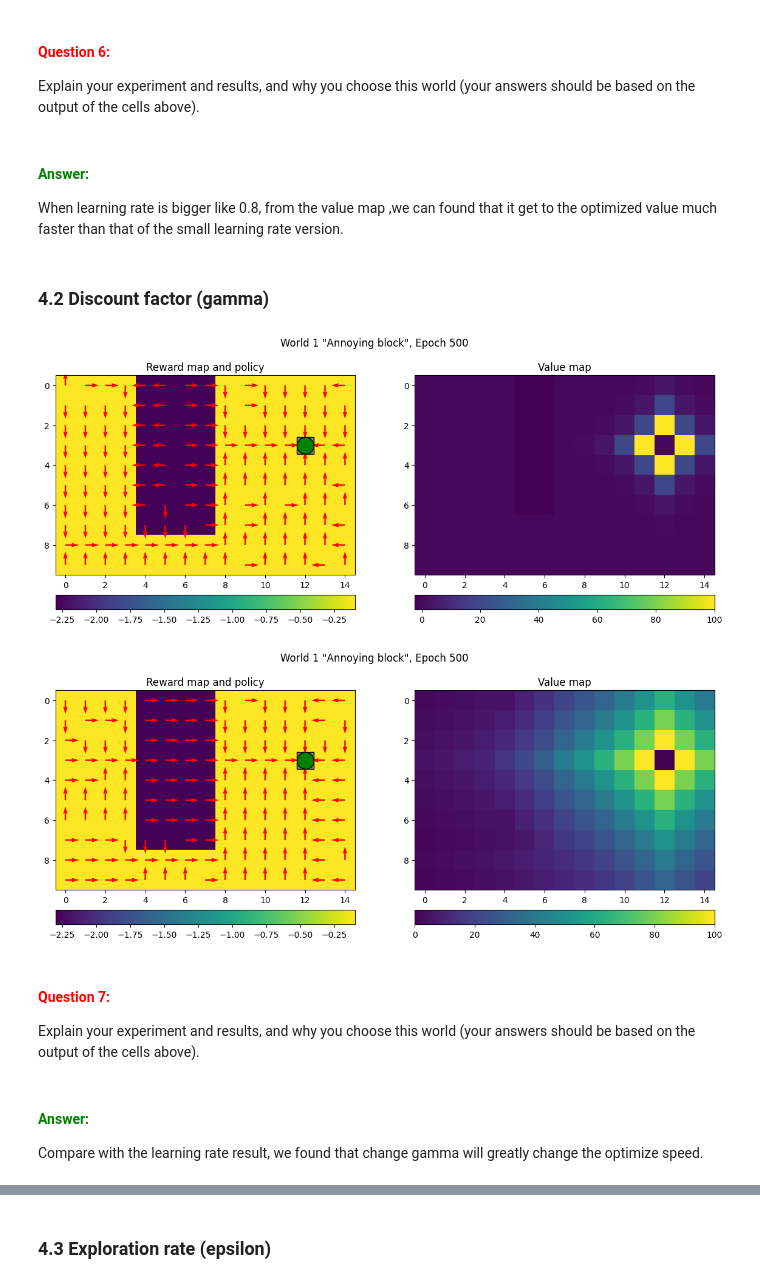
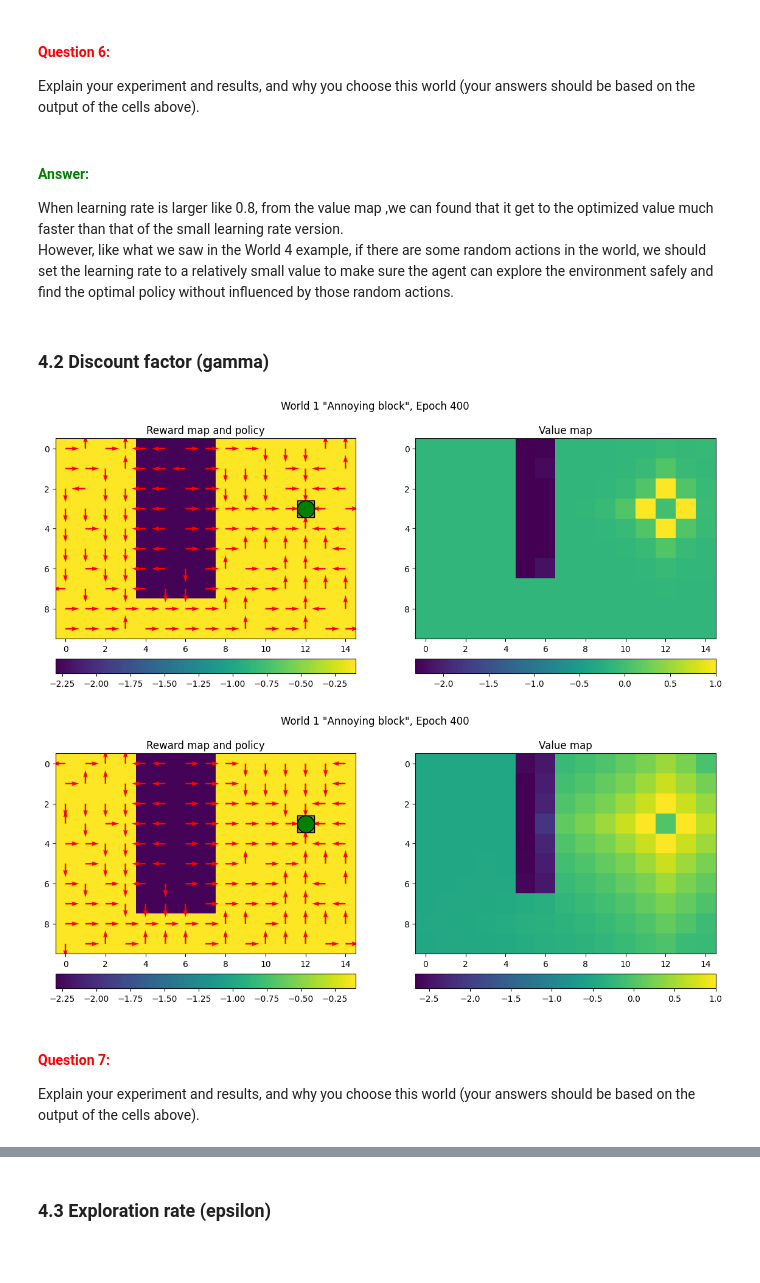
Before and after one commit to qqyfly/732A55_Neural_Networks_and_Learning_Systems, a Jupyter notebook: Homework/Lab/A4_Reinforcement/QLearning.ipynb, the cells around one changed output, grey strips where cells are left out. Drawn from its saved outputs; the diff is of its cells as text; code cells hidden in the pictures; blank space fills up the shorter version.

```diff
--- a/Homework/Lab/A4_Reinforcement/QLearning.ipynb
+++ b/Homework/Lab/A4_Reinforcement/QLearning.ipynb
@@ -141,6 +148,12 @@ def QLearning(World, params={}):
     epochs = params["Epochs"]
     max_steps = params["MaxSteps"]
     draw_interval = params["DrawInterval"]
+
+    if "Term_Reward" in params:
+        term_reward =params["Term_Reward"]
+    else:
+        term_reward = 1
+
 
     # Initialize the Q-matrix (use the size variables above)
     Q = np.zeros((*WSize, NA))
@@ -172,7 +185,7 @@ def QLearning(World, params={}):
             #    reward = -1
 
             if isTerm:
-                reward = 100
+                reward = term_reward
 
             action_id = A.index(action)
 
@@ -181,8 +194,6 @@ def QLearning(World, params={}):
 
             old_value = Q[(*state,action_id)]
             next_max = np.max(Q[next_state])
-
-
 
             if World.Name == "Annoying random block":
                 # contain random reward
@@ -433,7 +453,8 @@ Q_LR_H = QLearning(W_LR, params={"LR": 0.8, "Gamma": 0.9, "Eps": 0.8, "Epochs":
 Explain your experiment and results, and why you choose this world (your answers should be based on the output of the cells above).
 # %% [markdown]
 #### **<span style="color:green">Answer:</span>**
-When learning rate is bigger like 0.8, from the value map ,we can found that it get to the optimized value much faster than that of the small learning rate version.
+When learning rate is larger like 0.8, from the value map ,we can found that it get to the optimized value much faster than that of the small learning rate version. <br>
+However, like what we saw in the World 4 example, if there are some random actions in the world, we should set the learning rate to a relatively small value to make sure the agent can explore the environment safely and find the optimal policy without influenced by those random actions.
 # %% [markdown]
 ### **4.2 Discount factor (gamma)**
 # %%
@@ -442,25 +463,21 @@ When learning rate is bigger like 0.8, from the value map ,we can found that it
 # --------------------------------------------
 
 W_DF = GridWorld(1)
-Q_DF_L = QLearning(W_DF, params={"LR": 0.5, "Gamma": 0.2, "Eps": 0.8, "Epochs": 500, "MaxSteps": 200, "DrawInterval": 100})
+Q_DF_L = QLearning(W_DF, params={"LR": 0.5, "Gamma": 0.2, "Eps": 0.5, "Epochs": 400, "MaxSteps": 200, "DrawInterval": 100})
 
 # ============================================
 # %% [output]
-[figure, old version]
+[figure, new version]
 # %%
 # --------------------------------------------
 # === Your code here =========================
 # --------------------------------------------
 
-Q_DF_H = QLearning(W_DF, params={"LR": 0.5, "Gamma": 0.8, "Eps": 0.8, "Epochs": 500, "MaxSteps": 200, "DrawInterval": 100})
+Q_DF_H = QLearning(W_DF, params={"LR": 0.5, "Gamma": 0.8, "Eps": 0.5, "Epochs": 400, "MaxSteps": 200, "DrawInterval": 100})
 
 # ============================================
 # %% [output]
-[figure, old version]
+[figure, new version]
 # %% [markdown]
 #### **<span style="color:red">Question 7:</span>**
 Explain your experiment and results, and why you choose this world (your answers should be based on the output of the cells above).
-# %% [markdown]
-#### **<span style="color:green">Answer:</span>**
-
-Compare with the learning rate result, we found that change gamma will greatly change the optimize speed.
```
Also changed, not shown: parts of 34 cells of this notebook, 17 other files.
